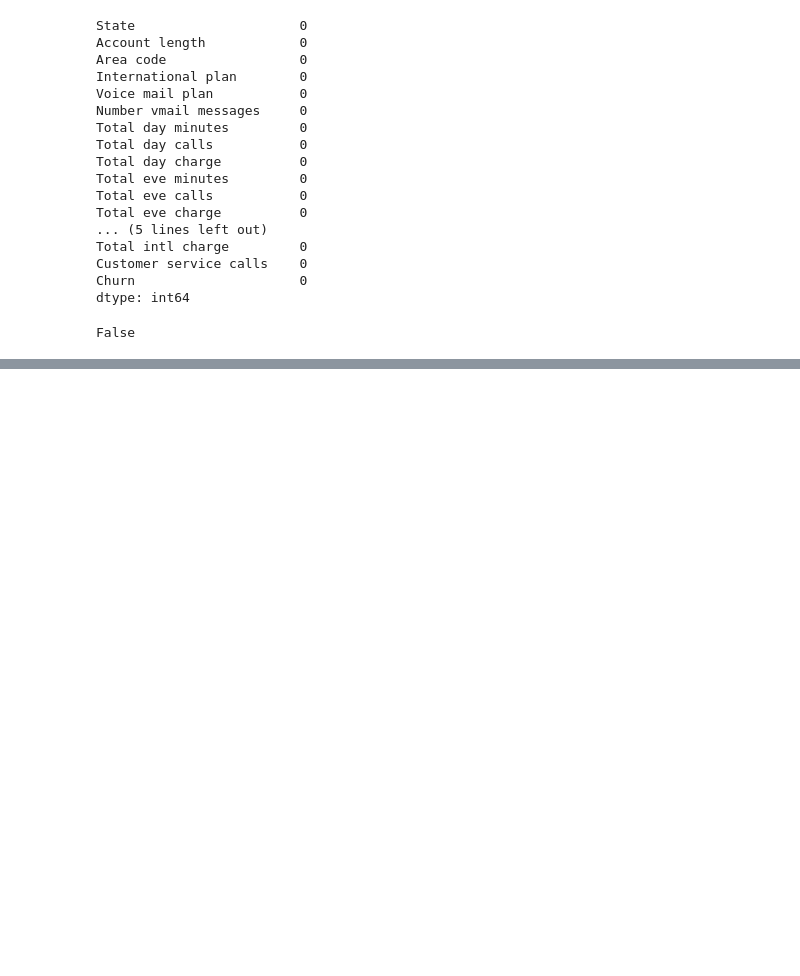
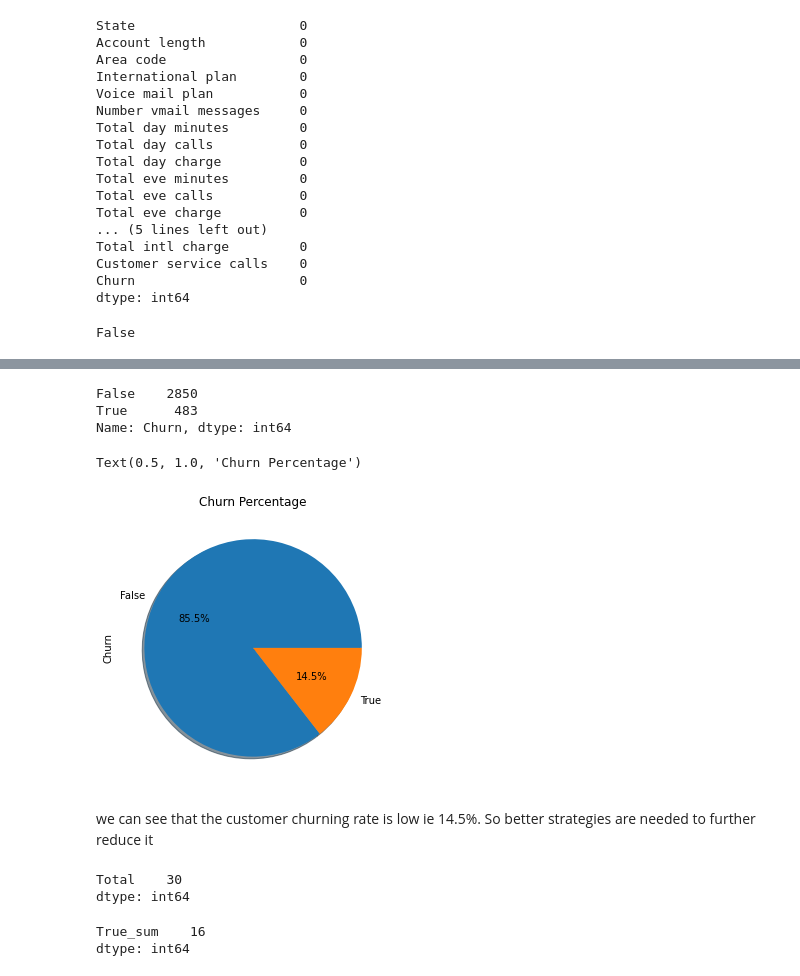
Before and after one commit to ShubhamCDgithub/Telecom-Churn-Analysis, a Jupyter notebook: Telecom_Churn_Analysis_Capstone_Project.ipynb, the cells around one changed output, grey strips where cells are left out. Saved outputs shown, nothing was run; the diff lists cells and outputs as text; code cells hidden in the pictures; blank space fills up the shorter version.

```diff
--- a/Telecom_Churn_Analysis_Capstone_Project.ipynb
+++ b/Telecom_Churn_Analysis_Capstone_Project.ipynb
@@ -228,0 +266,15 @@ False
+# %%
+#to find churn percentage
+df['Churn'].value_counts()
+# %% [output]
+False    2850
+True      483
+Name: Churn, dtype: int64
+# %%
+df['Churn'].value_counts().plot(kind='pie',figsize=(10, 5),autopct='%1.1f%%',shadow=True)
+plt.title("Churn Percentage")
+# %% [output]
+Text(0.5, 1.0, 'Churn Percentage')
+[figure, added]
+# %% [markdown]
+we can see that the customer churning rate is low ie 14.5%. So better strategies are needed to further reduce it
@@ -228,0 +284,5 @@ False
+# %%
+df_total.nunique()
+# %% [output]
+Total    30
+dtype: int64
@@ -228,0 +291,5 @@ False
+# %%
+df_true.nunique()
+# %% [output]
+True_sum    16
+dtype: int64
```
Also changed, not shown: parts of 13 cells of this notebook.
